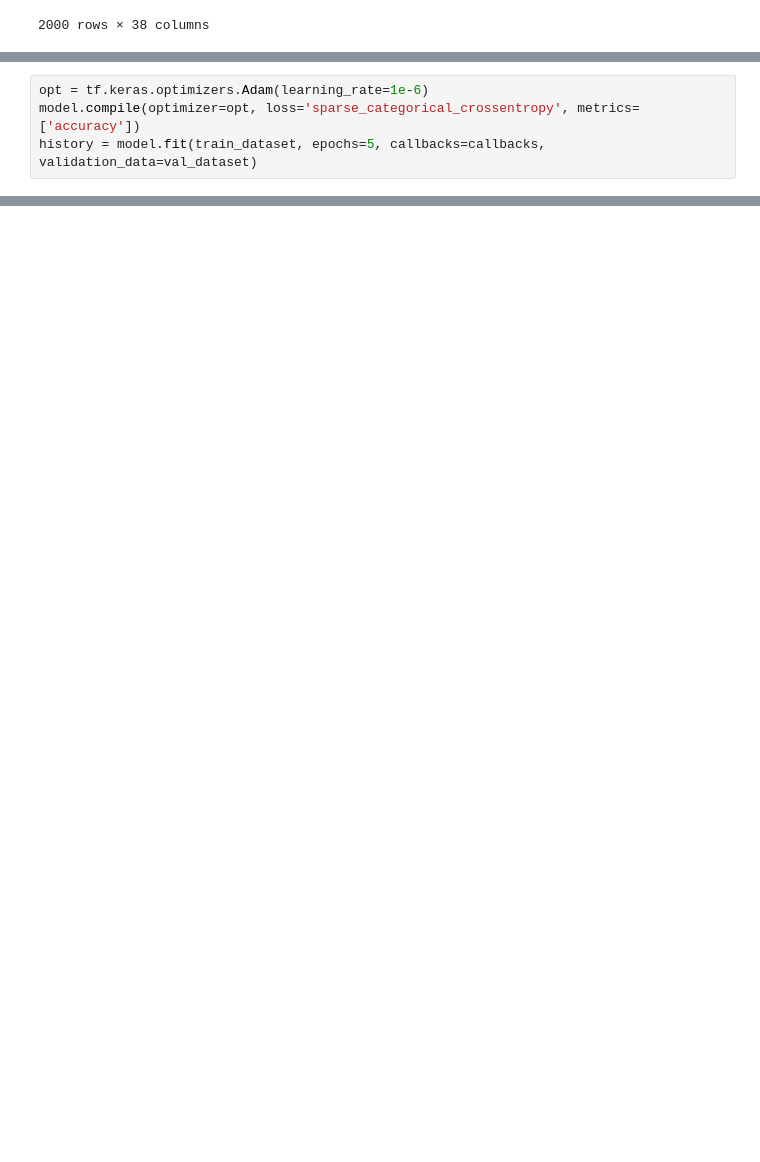
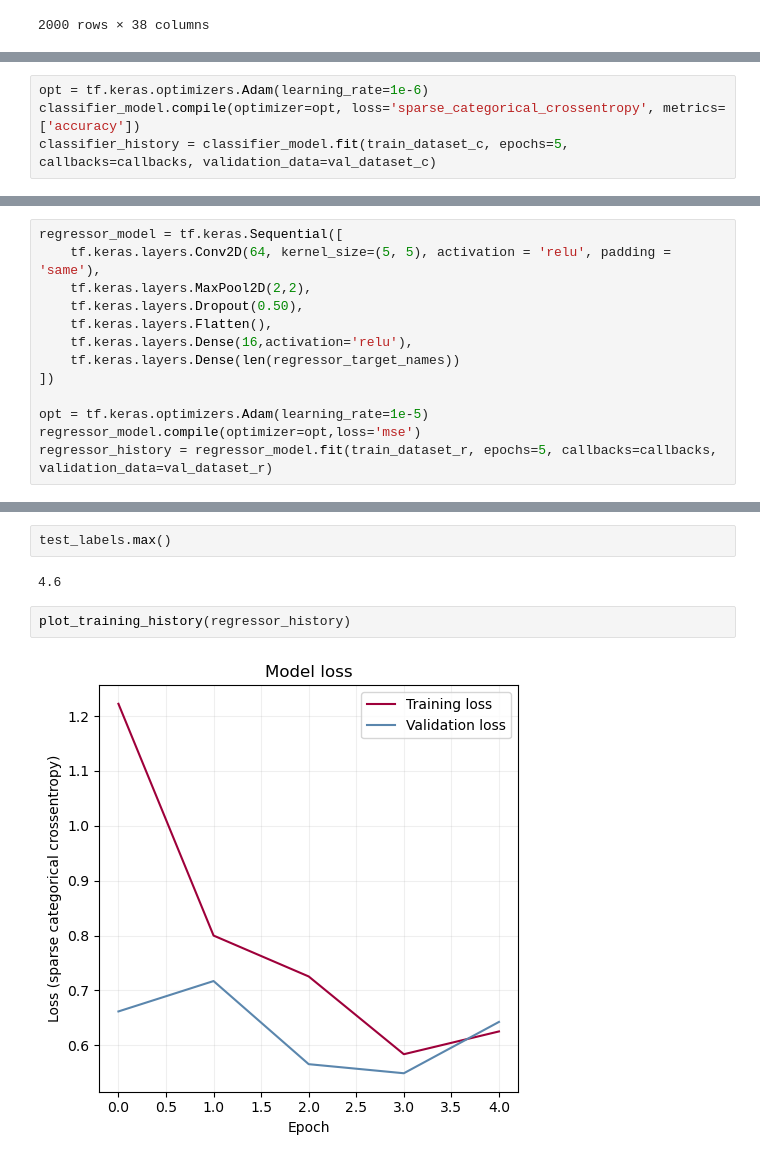
Before and after one commit to kaelynn-rose/Earthquake_Detection, a Jupyter notebook: notebooks/model_training.ipynb, the cells around one changed output, grey strips where cells are left out. Saved outputs shown, nothing was run; the diff lists cells and outputs as text; blank space fills up the shorter version.

```diff
--- a/notebooks/model_training.ipynb
+++ b/notebooks/model_training.ipynb
@@ -113,7 +152,7 @@ model = tf.keras.Sequential([
 ])
 # %%
 opt = tf.keras.optimizers.Adam(learning_rate=1e-6)
-model.compile(optimizer=opt, loss='sparse_categorical_crossentropy', metrics=['accuracy'])
-history = model.fit(train_dataset, epochs=5, callbacks=callbacks, validation_data=val_dataset)
+classifier_model.compile(optimizer=opt, loss='sparse_categorical_crossentropy', metrics=['accuracy'])
+classifier_history = classifier_model.fit(train_dataset_c, epochs=5, callbacks=callbacks, validation_data=val_dataset_c)
 # %% [output]
 Epoch 1/5
@@ -200,0 +256,13 @@ Building confusion matrix
+# %%
+regressor_model = tf.keras.Sequential([
+    tf.keras.layers.Conv2D(64, kernel_size=(5, 5), activation = 'relu', padding = 'same'),
+    tf.keras.layers.MaxPool2D(2,2),
+    tf.keras.layers.Dropout(0.50),
+    tf.keras.layers.Flatten(),
+    tf.keras.layers.Dense(16,activation='relu'),
+    tf.keras.layers.Dense(len(regressor_target_names))
+])
+
+opt = tf.keras.optimizers.Adam(learning_rate=1e-5)
+regressor_model.compile(optimizer=opt,loss='mse')
+regressor_history = regressor_model.fit(train_dataset_r, epochs=5, callbacks=callbacks, validation_data=val_dataset_r)
@@ -200,0 +315,8 @@ Building confusion matrix
+# %%
+test_labels.max()
+# %% [output]
+4.6
+# %%
+plot_training_history(regressor_history)
+# %% [output]
+[figure, added]
```
Also changed, not shown: parts of 26 cells of this notebook, 1 other file.
